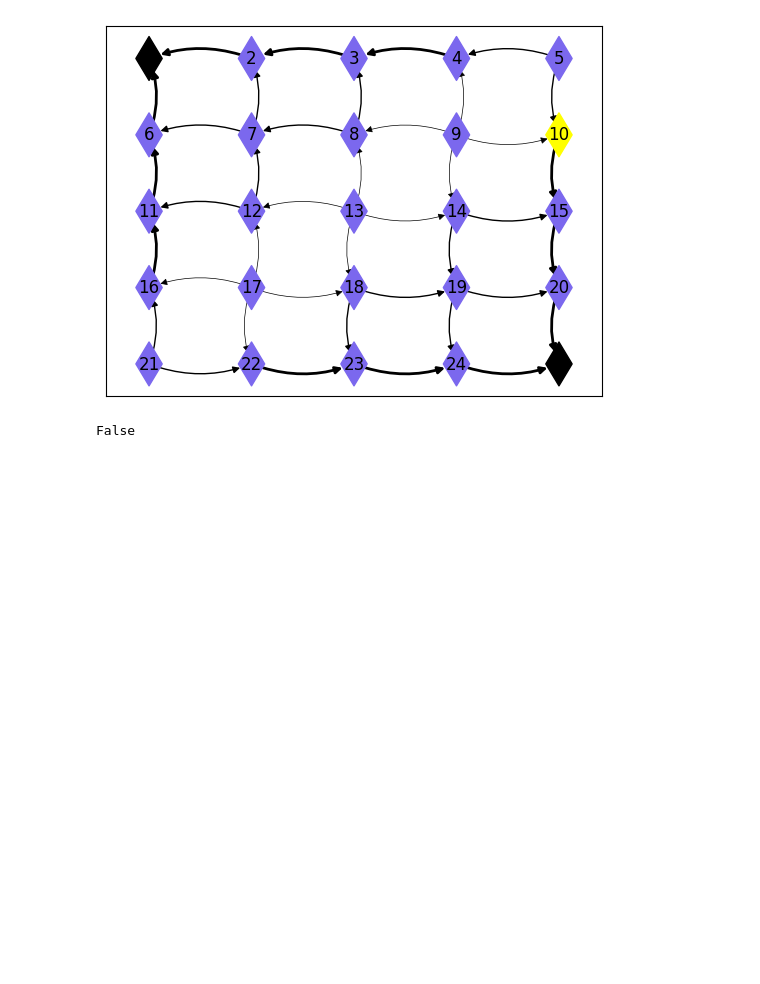
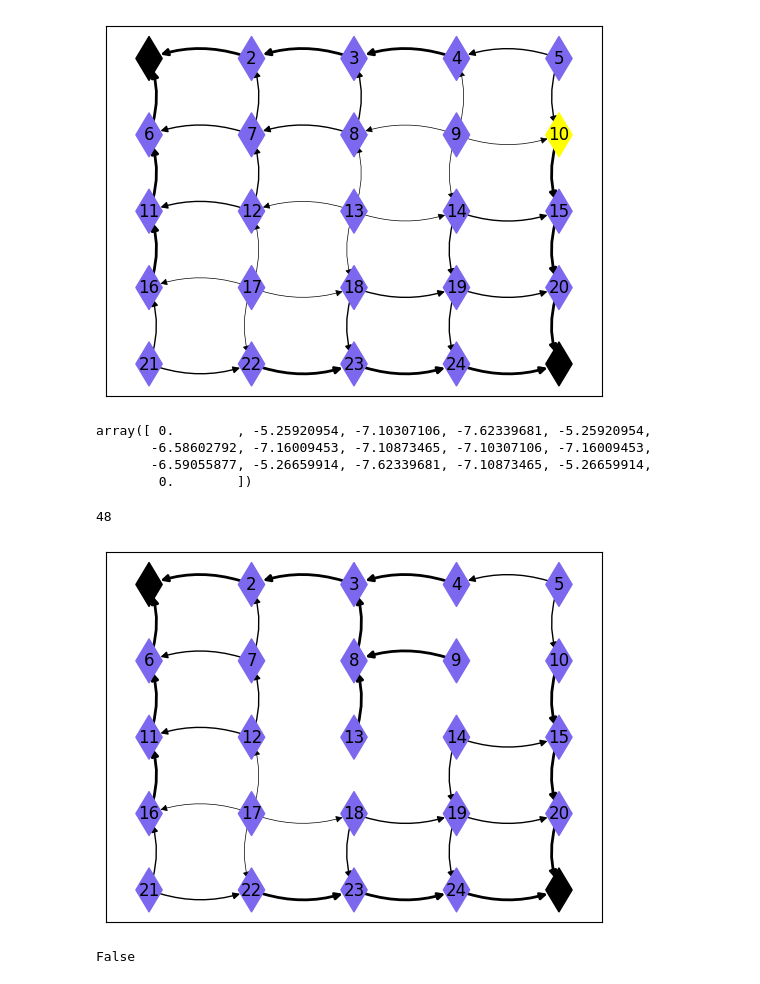
Before and after one commit to castagninojose/opti, a Jupyter notebook: src/reinforcement_lenin/notebooks/nb.ipynb, the cells around one changed output. Saved outputs shown, nothing was run; the diff lists cells and outputs as text; code cells hidden in the pictures; blank space fills up the shorter version.

Commit message:
redefine reward as matrix for each state/action

```diff
--- a/src/reinforcement_lenin/notebooks/nb.ipynb
+++ b/src/reinforcement_lenin/notebooks/nb.ipynb
@@ -17,8 +17,28 @@ _, p = juego_2.iterate_policy()
 juego_2.draw_policy(highlight_state=10)
 # %% [output]
 [figure]
+# %%
+juego_1.evaluate_policy()
+# %% [output]
+array([ 0.        , -5.25920954, -7.10307106, -7.62339681, -5.25920954,
+       -6.58602792, -7.16009453, -7.10873465, -7.10307106, -7.16009453,
+       -6.59055877, -5.26659914, -7.62339681, -7.10873465, -5.26659914,
+        0.        ])
 # %%
 juego_2.interactive_board('ejemplo-5x5.html')
+# %%
+len(juego_1.graph.edges)
+# %% [output]
+48
+# %%
+aver = np.array([[-1] * 4] * 25)
+aver[7][1] = 0
+juego_3 = Board(5, reward=aver)
+# %%
+juego_3.iterate_policy()
+juego_3.draw_policy()
+# %% [output]
+[figure, added]
 # %%
 G = juego_1.graph
 G[1][2]["weight"] == juego_1.graph[1][2]["weight"]
```
Also changed, not shown: parts of 1 cell of this notebook, 1 other file.
